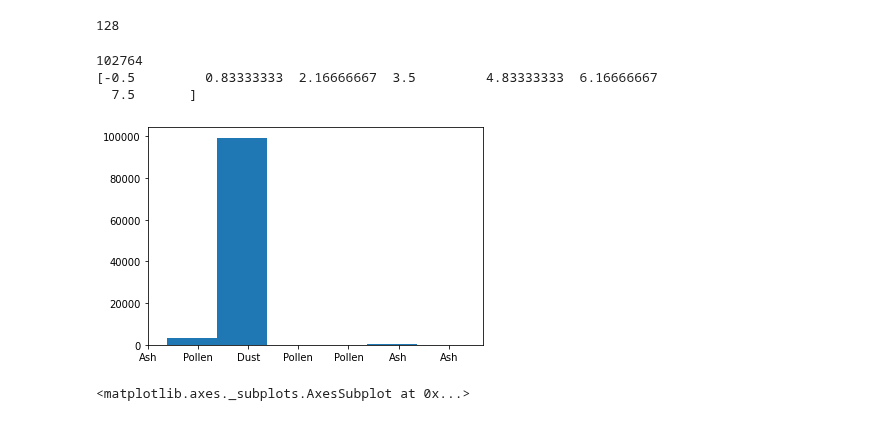
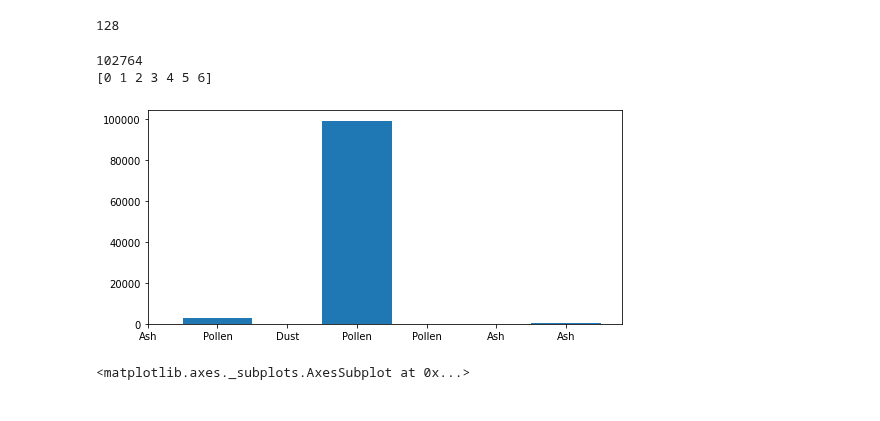
Before and after one commit to MadsNL/AMLMain, a Jupyter notebook: AML_IceCores_peruvian_umap.ipynb, the cells around one changed output. Cells and saved outputs as stored; diff of their text form; code cells hidden in the pictures.

```diff
--- a/AML_IceCores_peruvian_umap.ipynb
+++ b/AML_IceCores_peruvian_umap.ipynb
@@ -132,18 +132,17 @@ preds = np.argmax(NN.predict(x_test),axis=1)
 # %%
 
 print(len(preds))
 
 
 bars = ('Ash', 'Pollen', 'Dust', 'Pollen', 'Pollen', 'Ash', 'Ash')
-x_pos =np.linspace(-.5,7.5,7)
+x_pos =np.arange(7)
 plt.hist(preds, bins = x_pos)
 plt.xticks(x_pos-0.5,bars)
 print(x_pos)
 # %% [output]
 102764
-[-0.5         0.83333333  2.16666667  3.5         4.83333333  6.16666667
-  7.5       ]
+[0 1 2 3 4 5 6]
-[figure, old version]
+[figure, new version]
 # %%
 last_hidden = NN_last_layer.predict(x_test)
 map =  umap.UMAP(n_components = 2, n_neighbors = 8, min_dist = 0.1)
```
Also changed, not shown: parts of 2 cells of this notebook.
